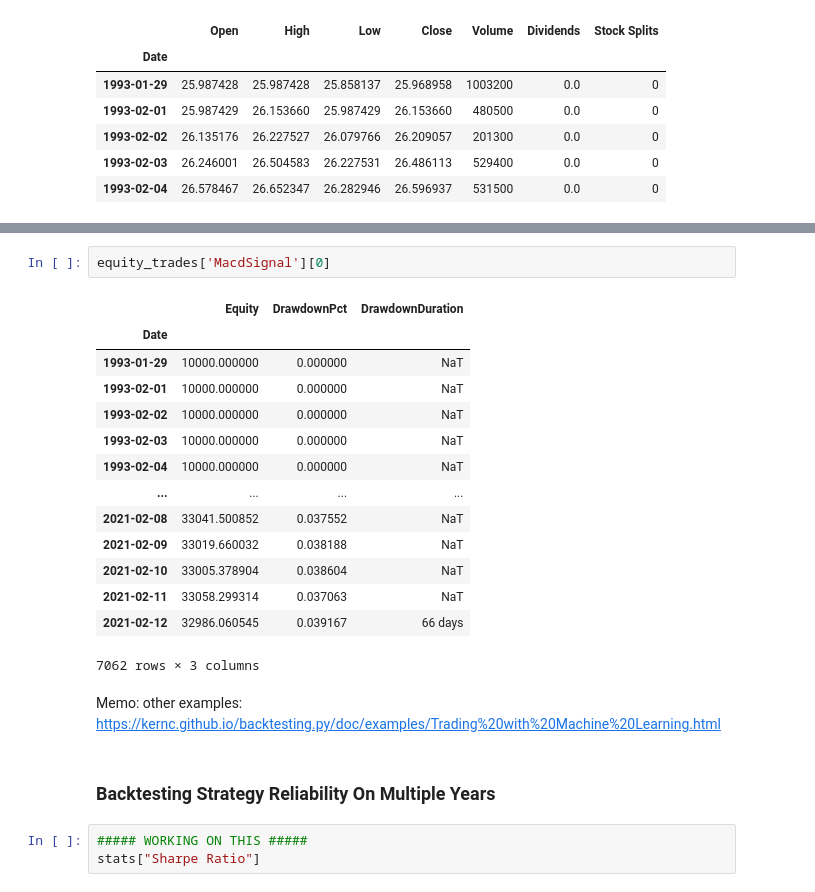
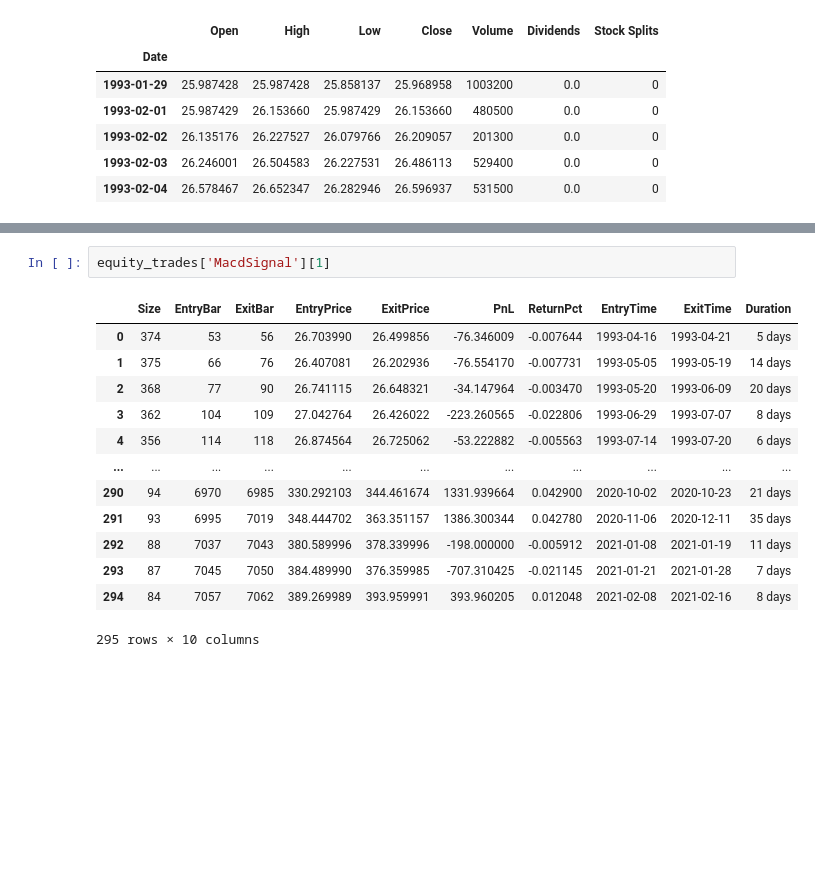
Before and after one commit to evelynyou/capstone_indicators, a Jupyter notebook: productionize.ipynb, the cells around one changed output, grey strips where cells are left out. Saved outputs shown, nothing was run; the diff lists cells and outputs as text; blank space fills up the shorter version.

```diff
--- a/productionize.ipynb
+++ b/productionize.ipynb
@@ -532,24 +88,16 @@ temp
 # %%
-equity_trades['MacdSignal'][0]
+equity_trades['MacdSignal'][1]
 # %% [output]
-|  | Equity | DrawdownPct | DrawdownDuration |
-| Date |  |  |  |
-| 1993-01-29 | 10000.000000 | 0.000000 | NaT |
-| 1993-02-01 | 10000.000000 | 0.000000 | NaT |
-| 1993-02-02 | 10000.000000 | 0.000000 | NaT |
-| 1993-02-03 | 10000.000000 | 0.000000 | NaT |
-| 1993-02-04 | 10000.000000 | 0.000000 | NaT |
-| ... | ... | ... | ... |
-| 2021-02-08 | 33041.500852 | 0.037552 | NaT |
-| 2021-02-09 | 33019.660032 | 0.038188 | NaT |
-| 2021-02-10 | 33005.378904 | 0.038604 | NaT |
-| 2021-02-11 | 33058.299314 | 0.037063 | NaT |
-| 2021-02-12 | 32986.060545 | 0.039167 | 66 days |
+|  | Size | EntryBar | ExitBar | EntryPrice | ExitPrice | PnL | ReturnPct | EntryTime | ExitTime | Duration |
+| 0 | 374 | 53 | 56 | 26.703990 | 26.499856 | -76.346009 | -0.007644 | 1993-04-16 | 1993-04-21 | 5 days |
+| 1 | 375 | 66 | 76 | 26.407081 | 26.202936 | -76.554170 | -0.007731 | 1993-05-05 | 1993-05-19 | 14 days |
+| 2 | 368 | 77 | 90 | 26.741115 | 26.648321 | -34.147964 | -0.003470 | 1993-05-20 | 1993-06-09 | 20 days |
+| 3 | 362 | 104 | 109 | 27.042764 | 26.426022 | -223.260565 | -0.022806 | 1993-06-29 | 1993-07-07 | 8 days |
+| 4 | 356 | 114 | 118 | 26.874564 | 26.725062 | -53.222882 | -0.005563 | 1993-07-14 | 1993-07-20 | 6 days |
+| ... | ... | ... | ... | ... | ... | ... | ... | ... | ... | ... |
+| 290 | 94 | 6970 | 6985 | 330.292103 | 344.461674 | 1331.939664 | 0.042900 | 2020-10-02 | 2020-10-23 | 21 days |
+| 291 | 93 | 6995 | 7019 | 348.444702 | 363.351157 | 1386.300344 | 0.042780 | 2020-11-06 | 2020-12-11 | 35 days |
+| 292 | 88 | 7037 | 7043 | 380.589996 | 378.339996 | -198.000000 | -0.005912 | 2021-01-08 | 2021-01-19 | 11 days |
+| 293 | 87 | 7045 | 7050 | 384.489990 | 376.359985 | -707.310425 | -0.021145 | 2021-01-21 | 2021-01-28 | 7 days |
+| 294 | 84 | 7057 | 7062 | 389.269989 | 393.959991 | 393.960205 | 0.012048 | 2021-02-08 | 2021-02-16 | 8 days |
-7062 rows × 3 columns
+295 rows × 10 columns
-# %% [markdown]
-Memo: other examples: https://kernc.github.io/backtesting.py/doc/examples/Trading%20with%20Machine%20Learning.html
-# %% [markdown]
-### Backtesting Strategy Reliability On Multiple Years
-# %%
-##### WORKING ON THIS #####
-stats["Sharpe Ratio"]
```
Also changed, not shown: parts of 60 cells of this notebook, 3 other files.
